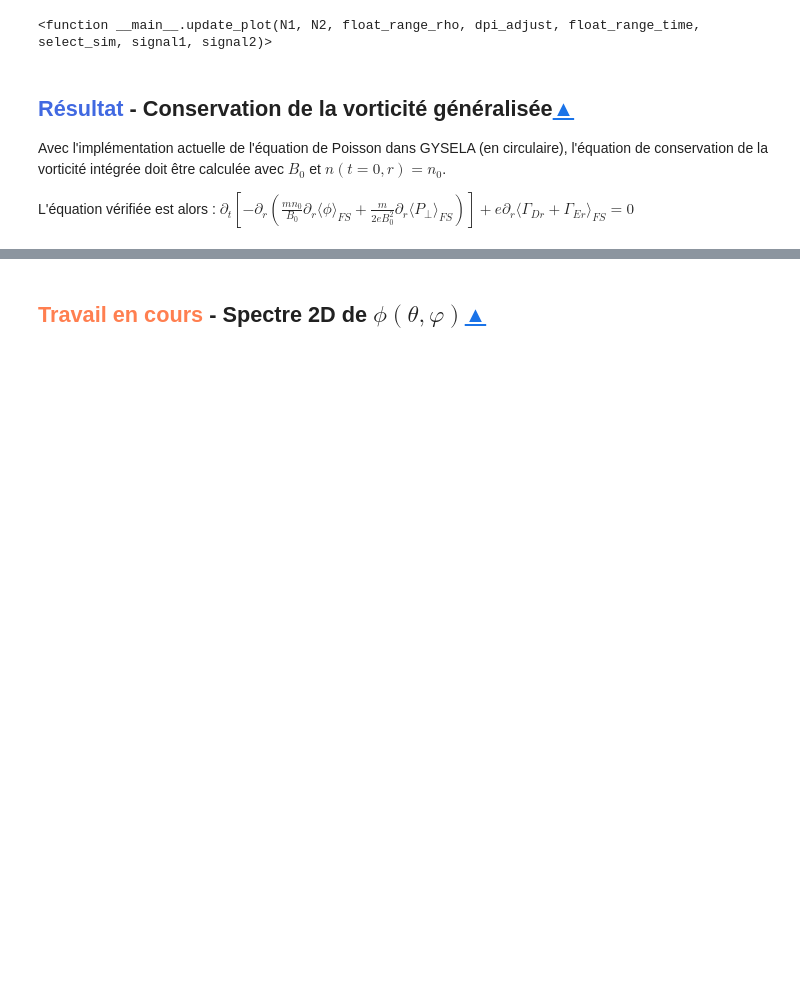
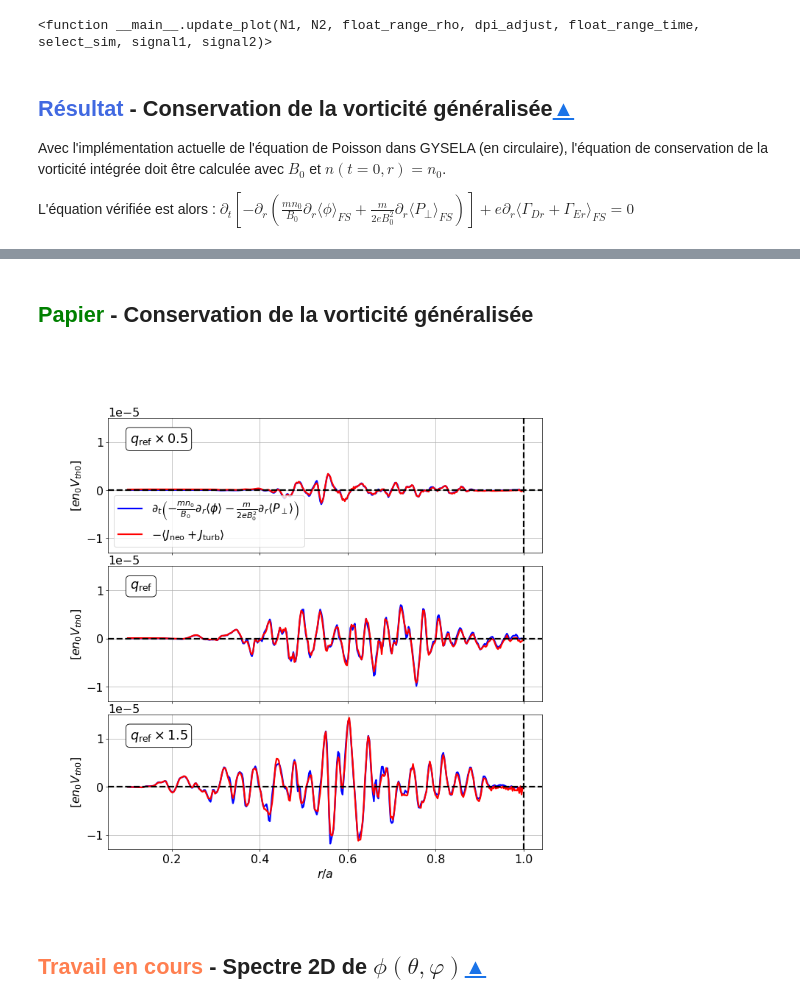
Before and after one commit to rvarennes/rvarennes_Scan_Ip, a Jupyter notebook: Scan_Ip_Postdoc.ipynb, the cells around one changed output, grey strips where cells are left out. Cells and saved outputs as stored; diff of their text form; code cells hidden in the pictures; blank space fills up the shorter version.

```diff
--- a/Scan_Ip_Postdoc.ipynb
+++ b/Scan_Ip_Postdoc.ipynb
@@ -948,3 +954,62 @@ interact(update_plot,
+# %% [markdown]
+## <font color='green'>**Papier**</font> - Conservation de la vorticité généralisée
+# %%
+plt.close('all')
+clear_output()
+
+fig = plt.figure()
+
+q_ar = all_sim
+
+## Set figure size
+fig.set_size_inches(12,4*len(q_ar))
+
+tscan = 100e3
+rhomin,rhomax = 0.1, 1
+
+#fig.suptitle('Time : %.0f' % (tscan) + r' $[\omega_{c0}^{-1}]$')
+
+## Set dpi of figure
+fig.set_dpi(dpi_custom)
+
+for iq,q in enumerate(q_ar):
+    irhomin, irhomax = np.searchsorted(q['rho'],[rhomin,rhomax])
+
+    itscan = np.searchsorted(q['time'],tscan)
+
+    ax_rprof2 = fig.add_subplot(len(q_ar),1,iq+1)
+
+    P=-q['As'] * (- q['ns0'] * q['Er'] + 0.5 * q['Zs']**(-1) * q['drPperp'])
+    evol_Er = - q['ns0'] * q['dtEr']
+    evol_Pperp = 0.5 * q['Zs']**(-1) * q['dtdrPperp']
+
+    ax_rprof2.plot(q['rho'][irhomin:irhomax], q['dtP'][itscan,irhomin:irhomax],c='b',label=r'$\partial_t \left(-\frac{m n_0}{B_0} \partial_r \langle\phi\rangle - \frac{m}{2eB_0^2} \partial_r \langle P_\perp \rangle\right)$')
+    # ax_rprof2.plot(q['rho'][irhomin:irhomax], evol_Pperp[itscan,irhomin:irhomax],c='g',ls='--',label=r'$ - \frac{m}{2eB_0^2} \partial_r \langle P_\perp \rangle$')
+    ax_rprof2.plot(q['rho'][irhomin:irhomax], -q['Jr'][itscan,irhomin:irhomax],c='r',label=r'$-\langle J_{\rm neo} + J_{\rm turb} \rangle $')
+    ax_rprof2.set_ylim(-1.3e-5,1.5e-5)
+
+    for axes in [ax_rprof2]:
+        axes.set_xlabel(r'$r/a$')
+        axes.axhline(y=0,c='k',ls='--')
+        axes.axvline(x=1,c='k',ls='--')
+        axes.set_ylabel(r'$[e n_0 V_{th0}]$')
+        if iq==0:axes.legend(loc='lower left')
+
+    if iq != len(q_ar)-1:
+        ax_rprof2.set_xticklabels([])
+        ax_rprof2.set_xlabel('')
+
+    ## add text
+    ax_rprof2.text(0.05, 0.9, q['title_fancy'], transform=ax_rprof2.transAxes, fontsize=20, verticalalignment='top', bbox=dict(boxstyle='round', facecolor='white', alpha=1))
+
+
+    plt.subplots_adjust(wspace=0, hspace=0.1)
+
+#fig.tight_layout(rect=[0, 0.03, 1, 0.95])
+
+fig.savefig('Figures/rprof_integrated_vorticity.pdf', format='pdf', bbox_inches='tight')
+# %% [output]
+[figure, added]
 # %% [markdown]
 <a id='en_cours_tf_phi'></a>
 ## <font color='coral'>**Travail en cours**</font> - Spectre 2D de $\phi(\theta,\varphi)$[▲](#sommaire)
```
Also changed, not shown: parts of 6 cells of this notebook, 13 other files.
